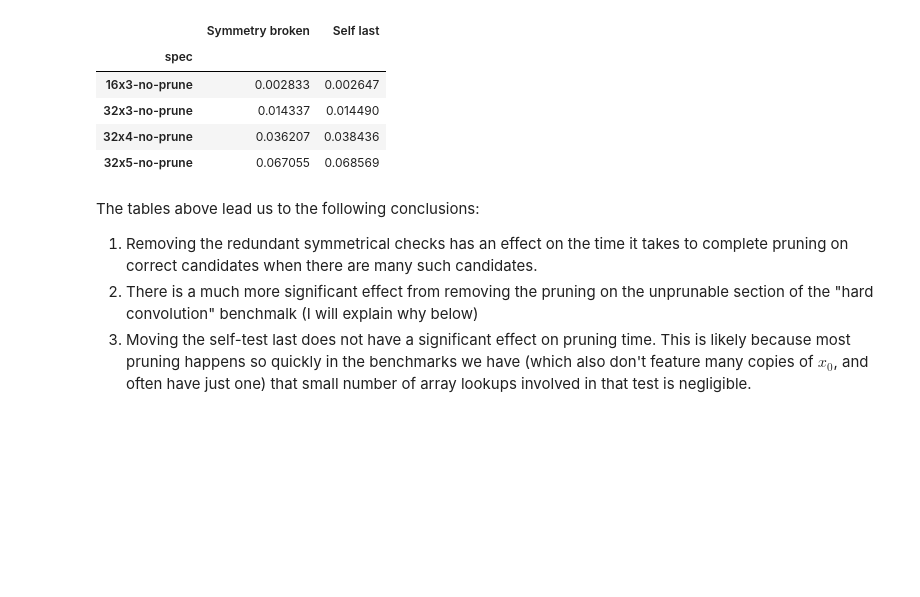
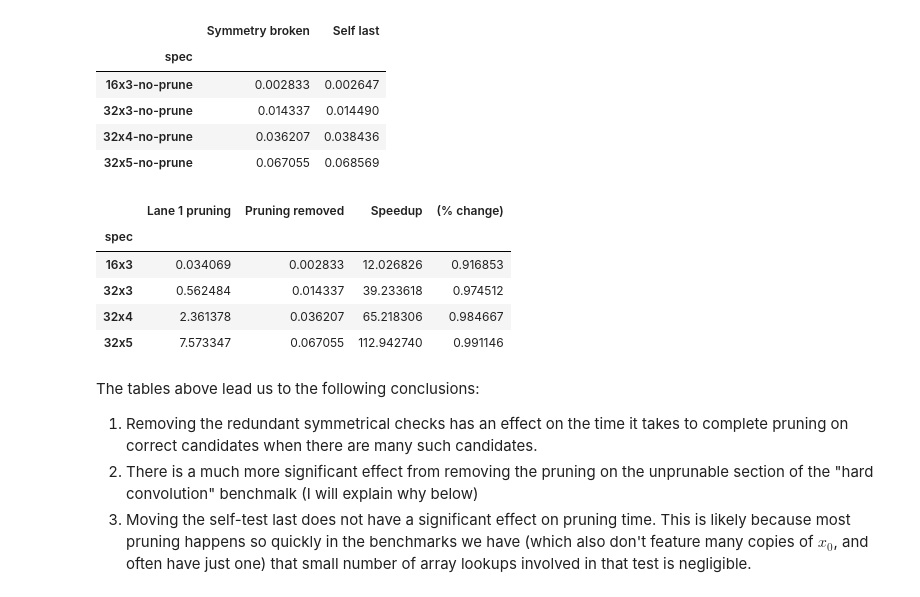
Before and after one commit to krzysz00/swizzleflow, a Jupyter notebook: notebooks/2020-01-08-pruning-stats-and-symmetry-break.ipynb, the cells around one changed output. Cells and saved outputs as stored; diff of their text form; code cells hidden in the pictures; blank space fills up the shorter version.

```diff
--- a/notebooks/2020-01-08-pruning-stats-and-symmetry-break.ipynb
+++ b/notebooks/2020-01-08-pruning-stats-and-symmetry-break.ipynb
@@ -143,6 +145,24 @@ no_prune_time_table
 | 32x3-no-prune | 0.014337 | 0.014490 |
 | 32x4-no-prune | 0.036207 | 0.038436 |
 | 32x5-no-prune | 0.067055 | 0.068569 |
+# %%
+# Effects of removing pruning from lane 1
+w_pruning = time_table["Symmetry broken"]
+wo_pruning = no_prune_time_table["Symmetry broken"].copy()
+wo_pruning.index = wo_pruning.index.map(dict(zip(no_prune_names, hard_conv_names)))
+pd.DataFrame({
+    "Lane 1 pruning": w_pruning,
+    "Pruning removed": wo_pruning,
+    "Speedup": w_pruning / wo_pruning,
+    "(% change)": (w_pruning - wo_pruning) / w_pruning,
+})
+# %% [output]
+|  | Lane 1 pruning | Pruning removed | Speedup | (% change) |
+| spec |  |  |  |  |
+| 16x3 | 0.034069 | 0.002833 | 12.026826 | 0.916853 |
+| 32x3 | 0.562484 | 0.014337 | 39.233618 | 0.974512 |
+| 32x4 | 2.361378 | 0.036207 | 65.218306 | 0.984667 |
+| 32x5 | 7.573347 | 0.067055 | 112.942740 | 0.991146 |
 # %% [markdown]
 The tables above lead us to the following conclusions:
 1. Removing the redundant symmetrical checks has an effect on the time it takes to complete pruning on correct candidates when there are many such candidates.
```
Also changed, not shown: parts of 2 cells of this notebook.
